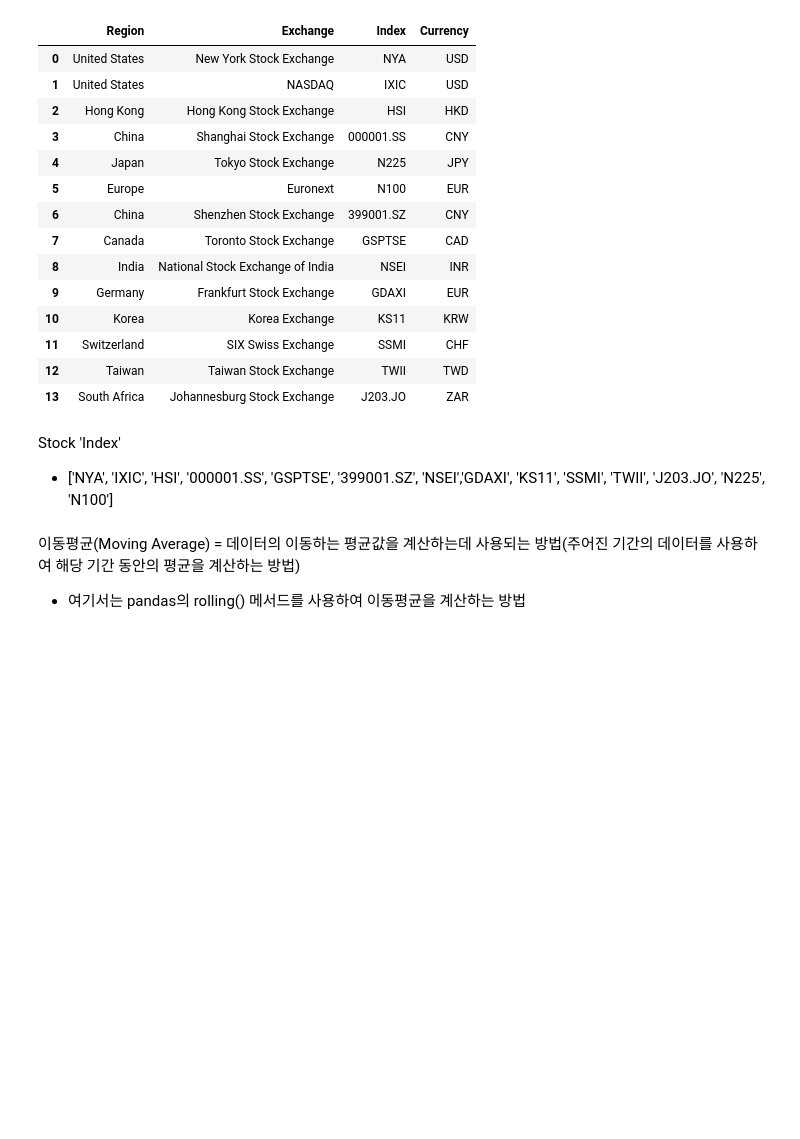
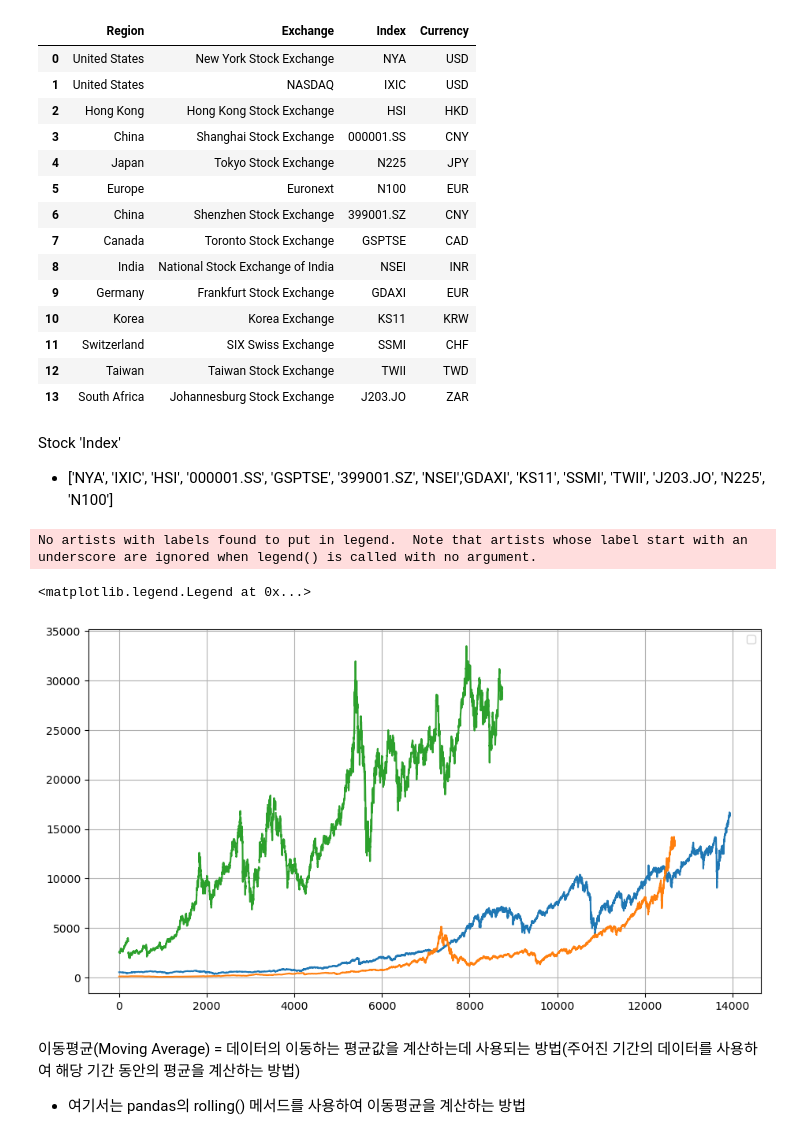
Before and after one commit to yeseuly/Python-palette, a Jupyter notebook: homework/hw5/submit/hw5_yeseuly.ipynb, the cells around one changed output. Cells and saved outputs as stored; diff of their text form; code cells hidden in the pictures; blank space fills up the shorter version.

```diff
--- a/homework/hw5/submit/hw5_yeseuly.ipynb
+++ b/homework/hw5/submit/hw5_yeseuly.ipynb
@@ -100,5 +302,5 @@ Question 3. 6번째 열(rank)을 추가하여, 등수를 구해주세요.
     - Adj Close: Adjusted close price adjusted for both dividends and splits
     - Volume: Number of shares traded during trading day
 # %%
-data = pd.read_csv("data/stock.csv")
+data = pd.read_csv("../data/stock.csv")
 # %%
@@ -128,6 +330,17 @@ Stock 'Index'
 data_NYA = data[data['Index']=="NYA"]
 data_IXIC = data[data['Index']=="IXIC"]
 data_HSI = data[data['Index']=="HSI"]
+# %%
+plt.figure(figsize=(11,6))
+plt.plot(np.arange(0, len(data_NYA), 1), data_NYA['High'])
+plt.plot(np.arange(0, len(data_IXIC), 1), data_IXIC['High'])
+plt.plot(np.arange(0, len(data_HSI), 1), data_HSI['High'])
+plt.grid()
+plt.legend()
+# %% [output]
+No artists with labels found to put in legend.  Note that artists whose label start with an underscore are ignored when legend() is called with no argument.
+<matplotlib.legend.Legend at 0x...>
+[figure, added]
 # %% [markdown]
 이동평균(Moving Average) =  데이터의 이동하는 평균값을 계산하는데 사용되는 방법(주어진 기간의 데이터를 사용하여 해당 기간 동안의 평균을 계산하는 방법)
 
```
Also changed, not shown: parts of 33 cells of this notebook.
